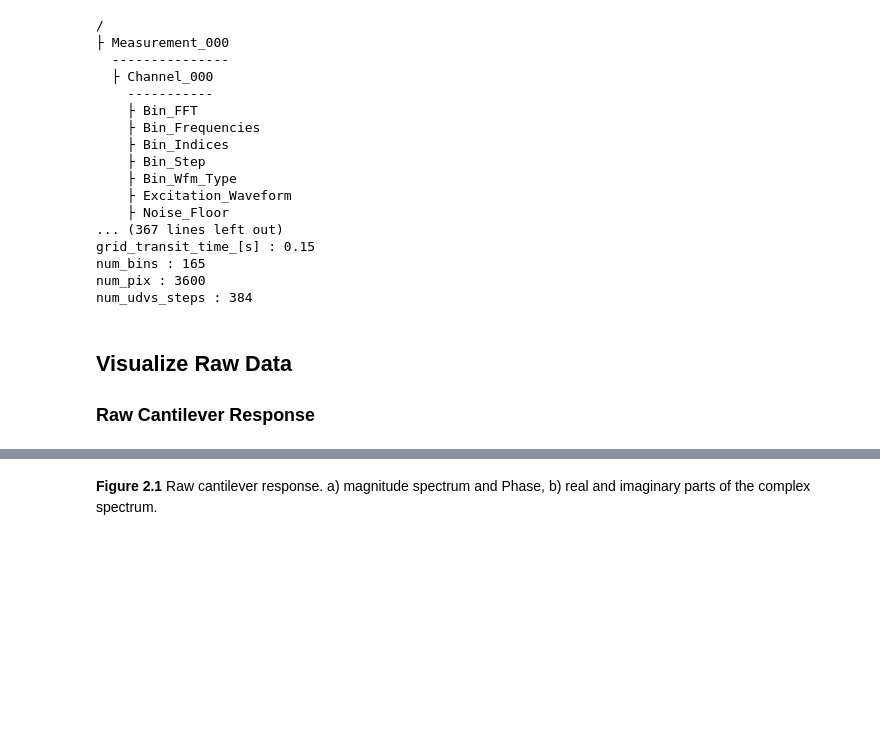
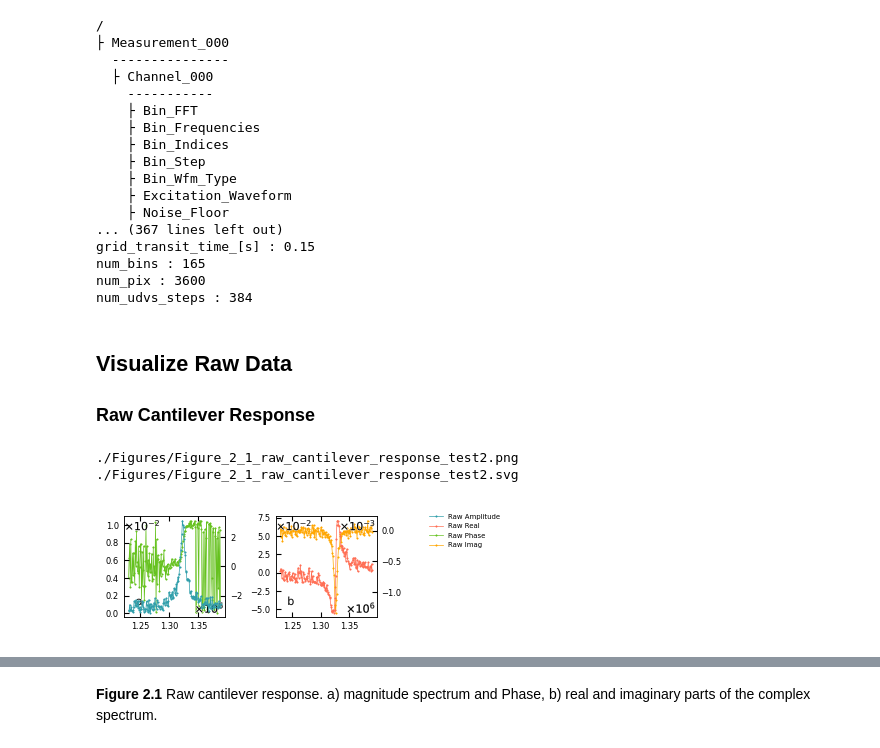
Before and after one commit to m3-learning/Rapid-Fitting-BEPFM-NN, a Jupyter notebook: notebooks/2_SHO_Fitting copy.ipynb, the cells around one changed output, grey strips where cells are left out. Drawn from its saved outputs; the diff is of its cells as text; code cells hidden in the pictures; blank space fills up the shorter version.

Commit message:
combined plot_magnitude_spectrum and plot_real_imaginary into one function, plot_twin_axis (which gets called by (BE_viz.raw_data_comparison) and confirmed that it works.

```diff
--- a/notebooks/2_SHO_Fitting copy.ipynb
+++ b/notebooks/2_SHO_Fitting copy.ipynb
@@ -100,6 +100,16 @@ image_scalebar = [2000, 500, "nm", "br"]
 BE_viz = Viz(dataset, printing, verbose=False,
              SHO_ranges = [(0,1.5e-4), (1.31e6, 1.33e6), (-300, 300), (-np.pi, np.pi)],
              image_scalebar = image_scalebar)
+# %%
+prediction = {"resampled": False,
+              "label": "Raw"}
+
+
+BE_viz.raw_data_comparison(prediction, filename="Figure_2_1_raw_cantilever_response_test2")
+# %% [output]
+./Figures/Figure_2_1_raw_cantilever_response_test2.png
+./Figures/Figure_2_1_raw_cantilever_response_test2.svg
+[figure, added]
 # %%
 prediction = {"resampled": False,
               "label": "Raw"}
```
Also changed, not shown: parts of 5 cells of this notebook.
